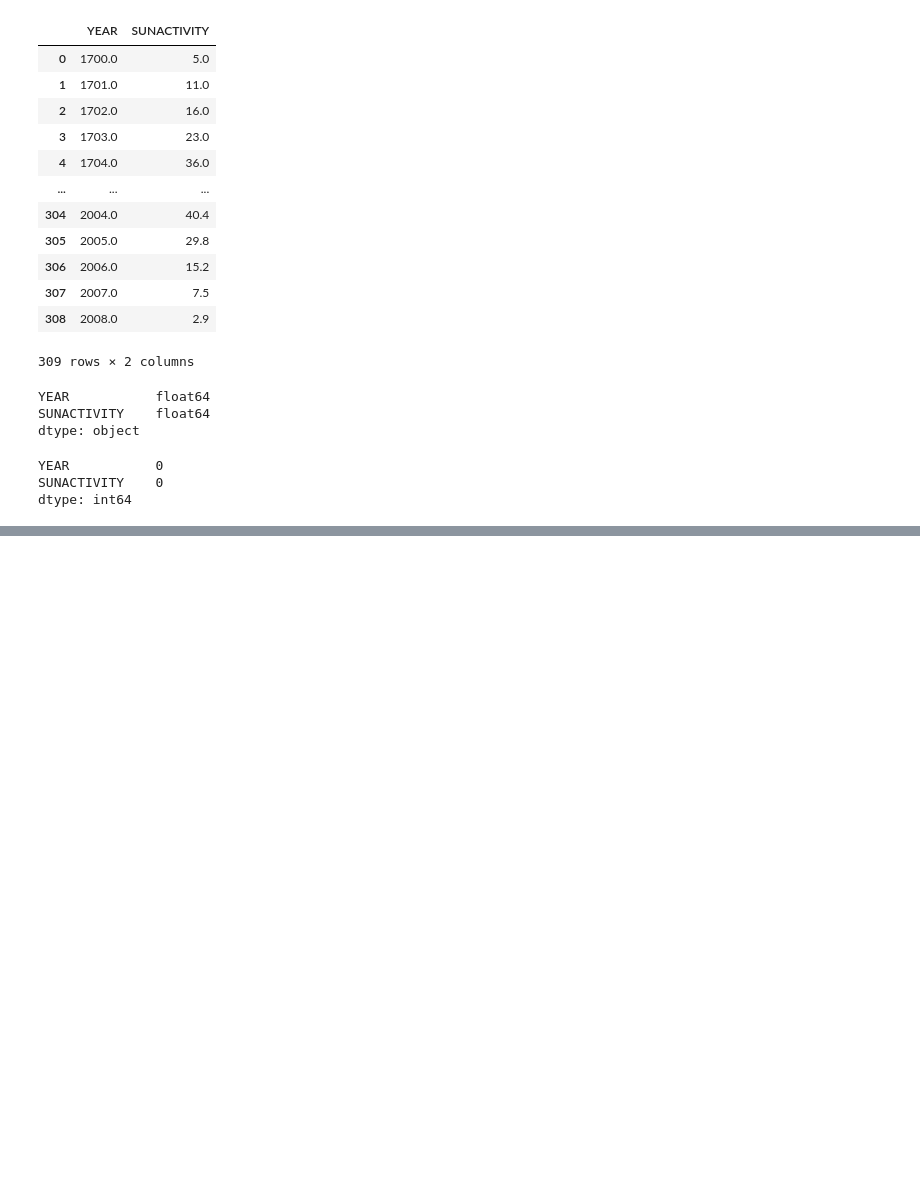
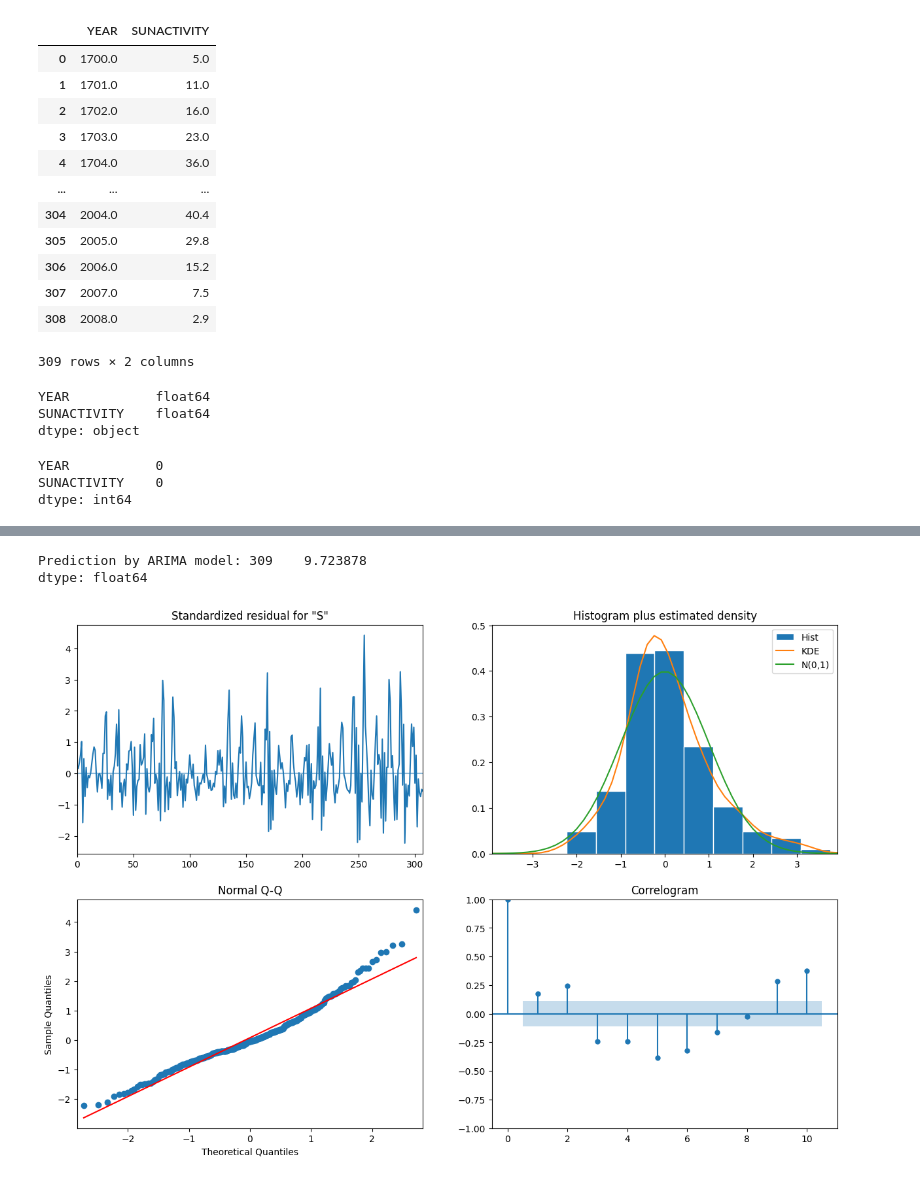
Before and after one commit to OleksiiHayvoronskyi/lesson_45, a Jupyter notebook: Lesson_45_Time_Series.ipynb, the cells around one changed output, grey strips where cells are left out. Drawn from its saved outputs; the diff is of its cells as text; code cells hidden in the pictures; blank space fills up the shorter version.

```diff
--- a/Lesson_45_Time_Series.ipynb
+++ b/Lesson_45_Time_Series.ipynb
@@ -40,0 +122,8 @@ dtype: int64
+# %%
+from statsmodels.tsa.arima.model import ARIMA
+
+# Make an ARIMA model.
+arima_model = ARIMA(data_sun, order=(1, 1, 2))
+arima_model_fit = arima_model.fit()
+print('\nResult by ARIMA model:')
+print(arima_model_fit.summary().tables[1])
@@ -40,0 +140,13 @@ dtype: int64
+# %%
+# Prediction.
+pred_model = arima_model_fit.predict(len(data_sun))
+print('\nPrediction by ARIMA model:', pred_model, '\n')
+# %% [output]
+Prediction by ARIMA model: 309    9.723878
+dtype: float64
+# %%
+# Visualisation ARIMA model.
+arima_model_fit.plot_diagnostics(figsize=(15, 10))
+plt.show()
+# %% [output]
+[figure, added]
```
Also changed, not shown: parts of 15 cells of this notebook.
